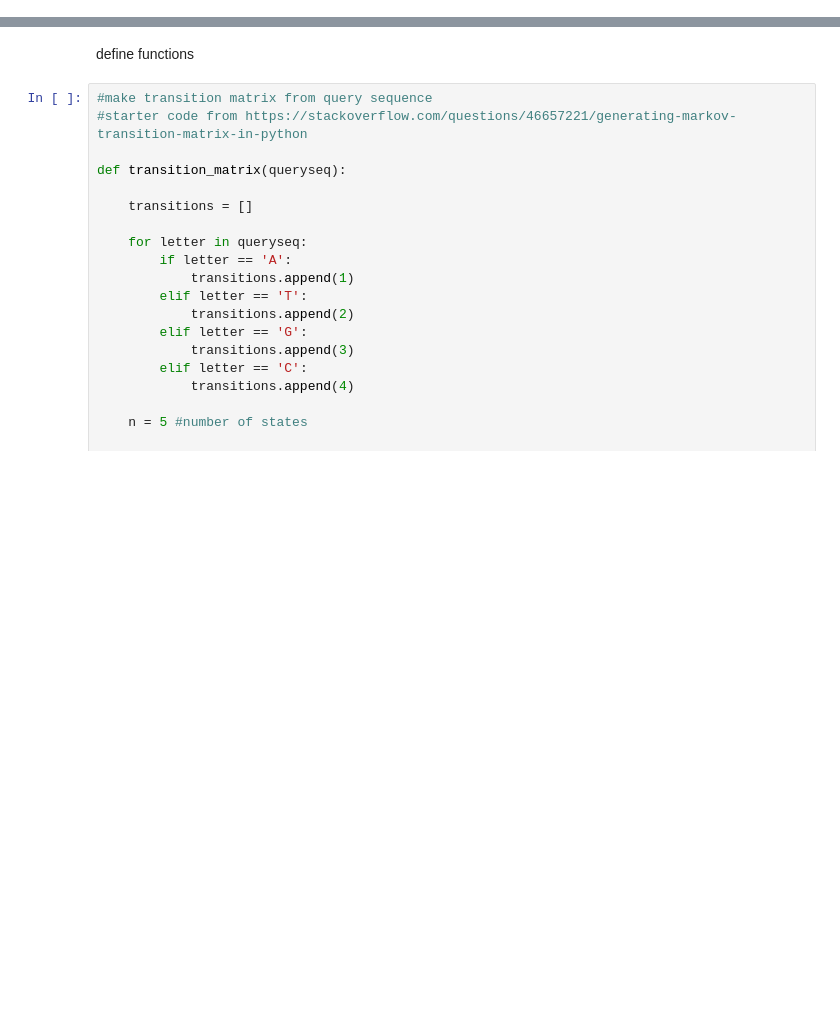
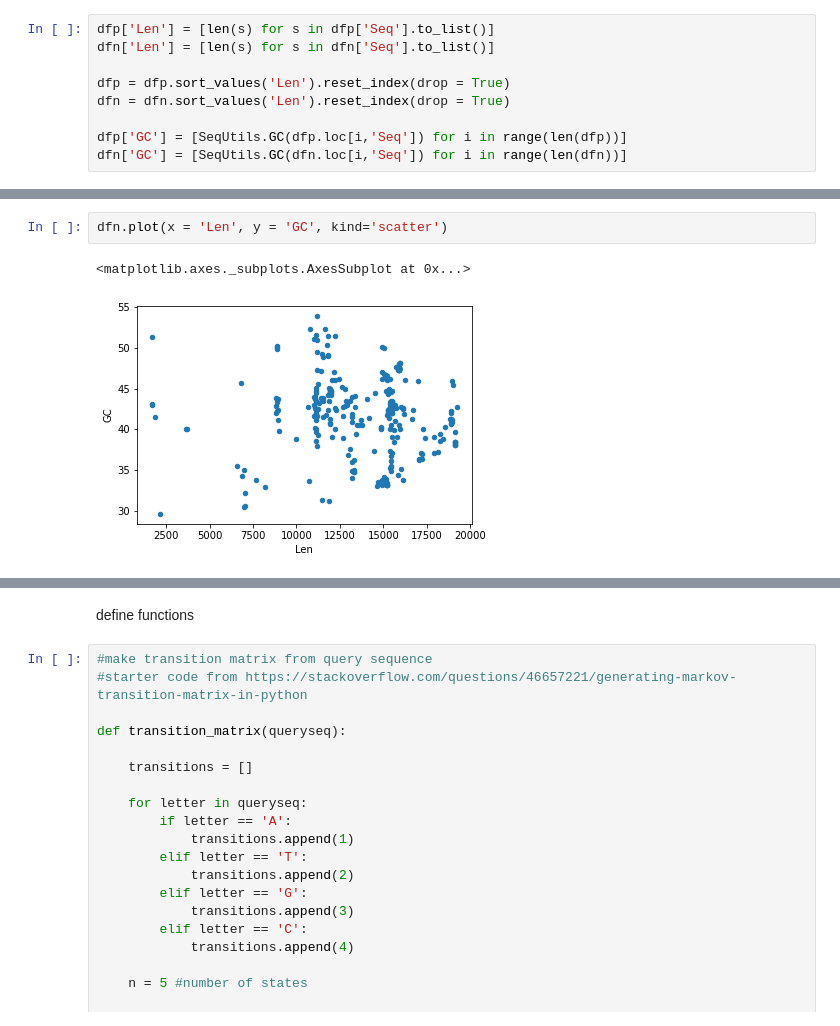
Before and after one commit to DeadlineWasYesterday/V-Classifier, a Jupyter notebook: Ele Finder 1.ipynb, the cells around one changed output, grey strips where cells are left out. Saved outputs shown, nothing was run; the diff lists cells and outputs as text; blank space fills up the shorter version.

```diff
--- a/Ele Finder 1.ipynb
+++ b/Ele Finder 1.ipynb
@@ -5,0 +8,9 @@ set parameters
+# %%
+dfp['Len'] = [len(s) for s in dfp['Seq'].to_list()]
+dfn['Len'] = [len(s) for s in dfn['Seq'].to_list()]
+
+dfp = dfp.sort_values('Len').reset_index(drop = True)
+dfn = dfn.sort_values('Len').reset_index(drop = True)
+
+dfp['GC'] = [SeqUtils.GC(dfp.loc[i,'Seq']) for i in range(len(dfp))]
+dfn['GC'] = [SeqUtils.GC(dfn.loc[i,'Seq']) for i in range(len(dfn))]
@@ -5,0 +28,5 @@ set parameters
+# %%
+dfn.plot(x = 'Len', y = 'GC', kind='scatter')
+# %% [output]
+<matplotlib.axes._subplots.AxesSubplot at 0x...>
+[figure, added]
```
Also changed, not shown: parts of 15 cells of this notebook, 8 other files.
